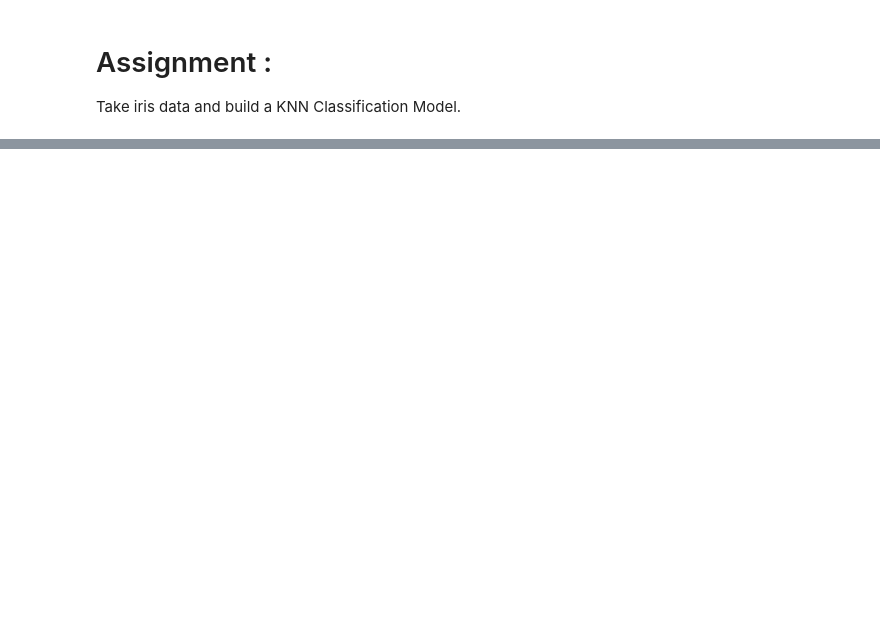
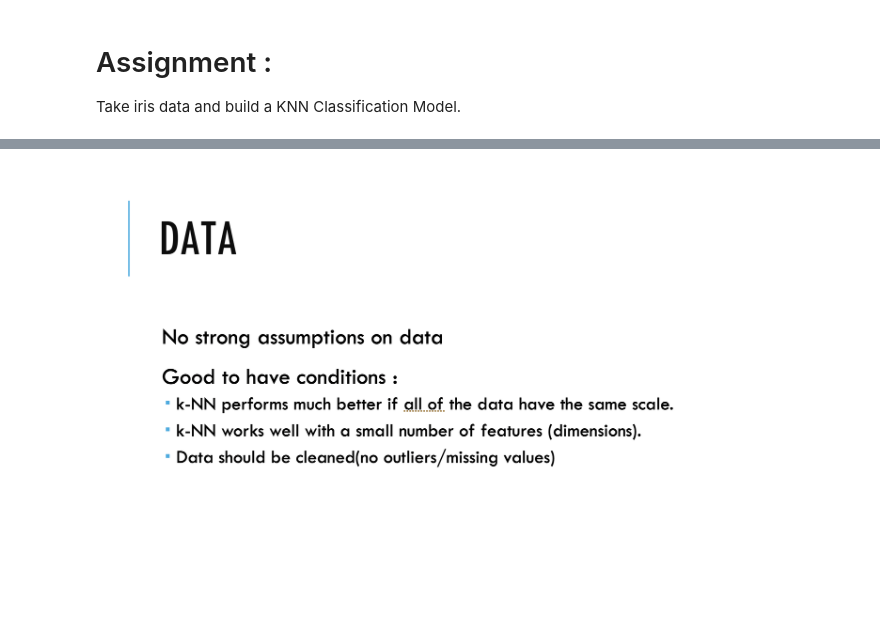
Before and after one commit to satyam3918/KNN, a Jupyter notebook: KNN_Modelling.ipynb, the cells around one changed output, grey strips where cells are left out. Cells and saved outputs as stored; diff of their text form; code cells hidden in the pictures; blank space fills up the shorter version.

```diff
--- a/KNN_Modelling.ipynb
+++ b/KNN_Modelling.ipynb
@@ -118,0 +144,4 @@ target_data = iris.target
+# %%
+Image('Data.png')
+# %% [output]
+[figure, added]
```
Also changed, not shown: parts of 21 cells of this notebook.
